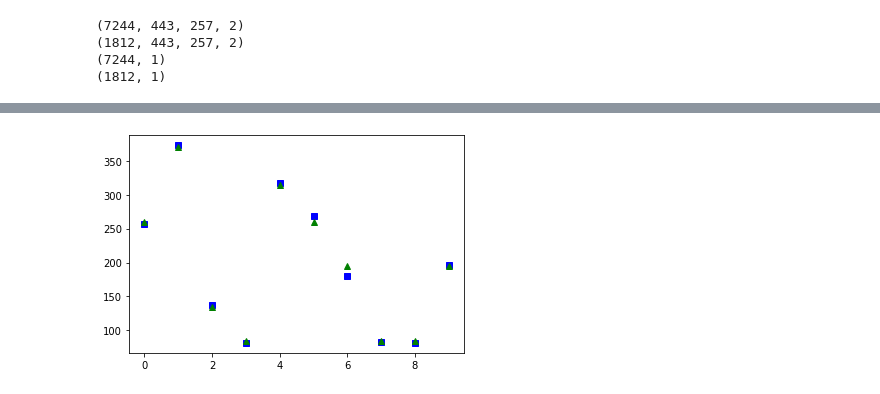
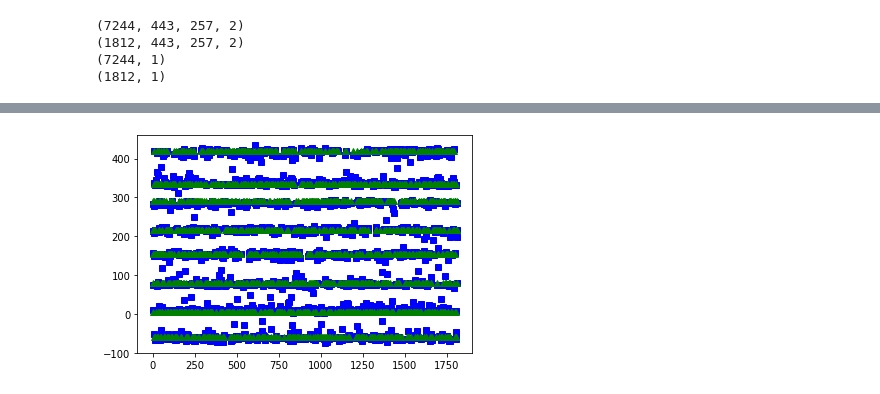
Before and after one commit to pffelix/EmbeddedNeuralNetwork, a Jupyter notebook: src/PythonCode/LocalizationTraining.ipynb, the cells around one changed output, grey strips where cells are left out. Cells and saved outputs as stored; diff of their text form; code cells hidden in the pictures.

```diff
--- a/src/PythonCode/LocalizationTraining.ipynb
+++ b/src/PythonCode/LocalizationTraining.ipynb
@@ -33,7 +33,7 @@ filterOrder = 10
 filterBand = [200,5000] #in Hertz
 fftWindowN = 257 # singlesided
 featureType = "magnitude"
-speakerType = ["cmu_us_bdl_arctic"]#, "cmu_us_bdl_arctic", "cmu_us_clb_arctic", "cmu_us_jmk_arctic"] # , "cmu_us_ksp_arctic", "cmu_us_rms_arctic", "cmu_us_slt_arctic"
+speakerType = ["cmu_us_jmk_arctic"]#, "cmu_us_bdl_arctic", "cmu_us_clb_arctic", "cmu_us_jmk_arctic"] # , "cmu_us_ksp_arctic", "cmu_us_rms_arctic", "cmu_us_slt_arctic"
 speakerTypeN = 1
 if user == "Felix":
     folderPath = "./../../../../Shared/SoundLocalization/speech_database/" + str(math.ceil(fs/1000)) + "khz" + "/"
@@ -294,19 +279,19 @@ _________________________________________________________________
 Y_validateChange = np.zeros (np.shape(Y_validate),dtype=np.float16)
 for i in range(len(Y_validate)):
     if (Y_validate[i] == 0):
-        Y_validateChange[i] = 25
+        Y_validateChange[i] = -60
     if (Y_validate[i] == 45):
-        Y_validateChange[i] = 85
+        Y_validateChange[i] = 5
     if (Y_validate[i] == 90):
-        Y_validateChange[i] = 135
+        Y_validateChange[i] = 80
     if (Y_validate[i] == 135):
-        Y_validateChange[i] = 195
+        Y_validateChange[i] = 155
     if (Y_validate[i] == 180):
-        Y_validateChange[i] = 260
+        Y_validateChange[i] = 215
     if (Y_validate[i] == 225):
-        Y_validateChange[i] = 315
+        Y_validateChange[i] = 290
     if (Y_validate[i] == 270):
-        Y_validateChange[i] = 370
+        Y_validateChange[i] = 335
     if (Y_validate[i] == 315):
         Y_validateChange[i] = 420
 model.evaluate (X_validate,Y_validateChange)
@@ -316,7 +301,7 @@ model.evaluate (X_validate,Y_validateChange)
 # %%
 Y_pred = model.predict (X_validate)
 index = 0
-plt.plot (Y_pred[100:110],'bs',Y_validateChange[100:110],'g^')
+plt.plot (Y_pred,'bs',Y_validateChange,'g^')
 plt.show()
 # %% [output]
-[figure, old version]
+[figure, new version]
```
Also changed, not shown: parts of 10 cells of this notebook, 2 other files.
